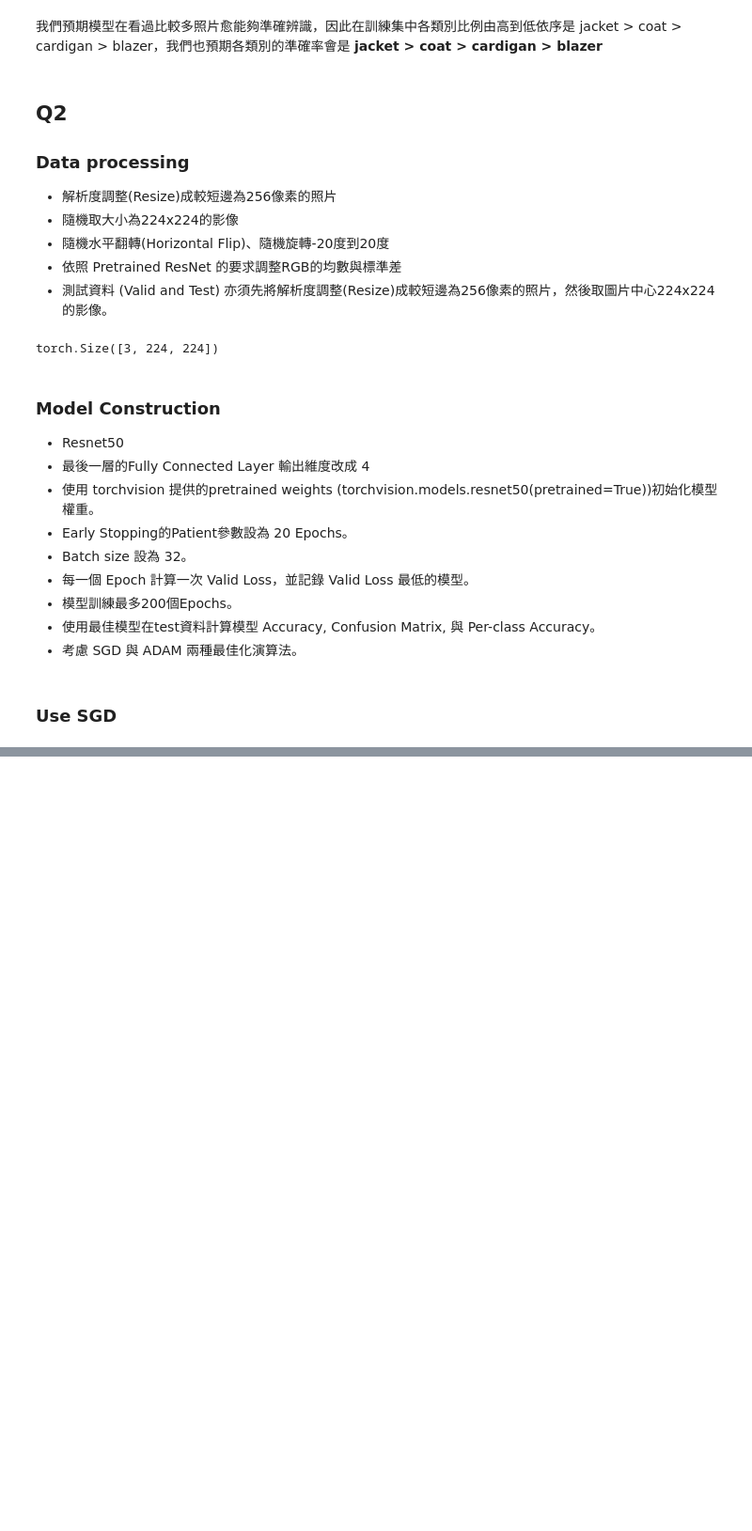
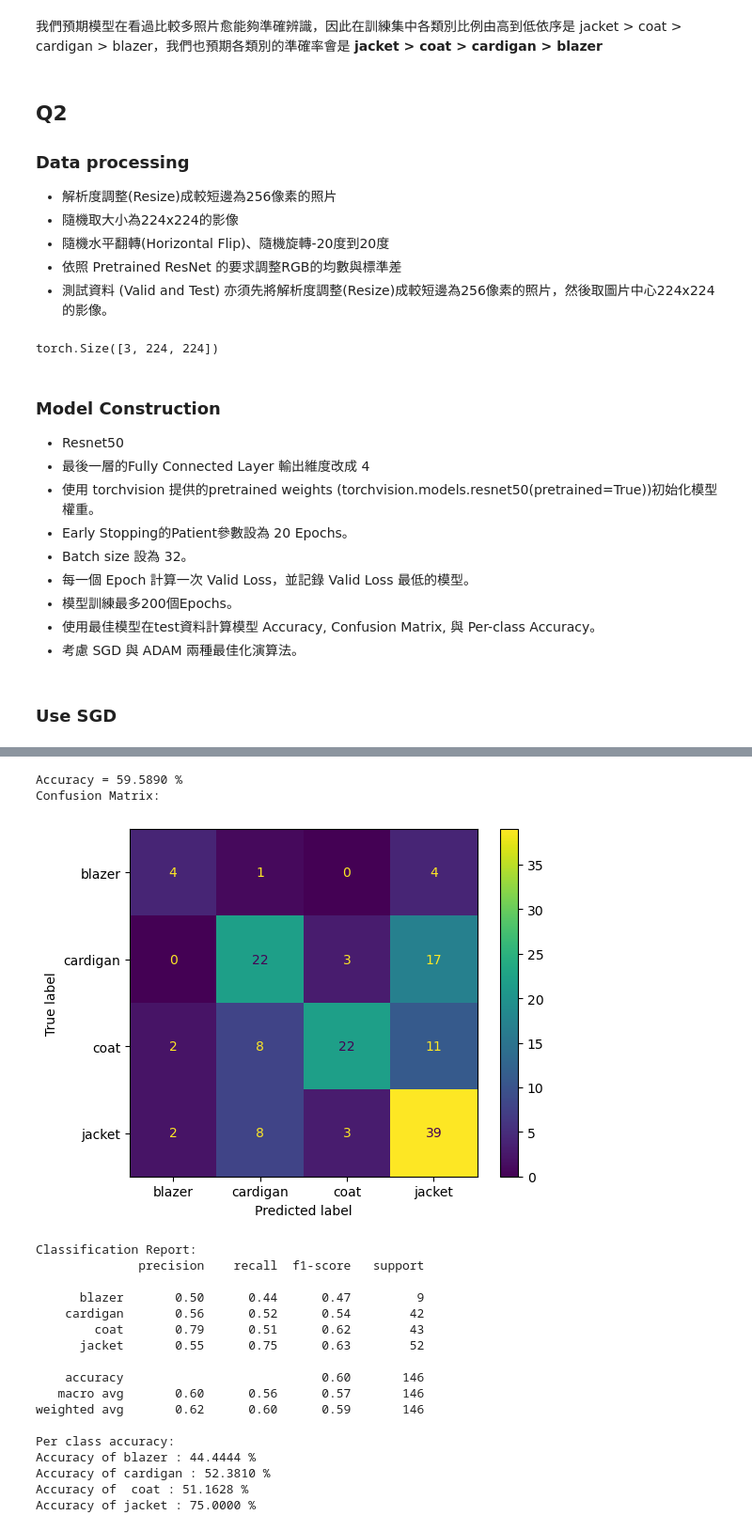
Before and after one commit to gary1030/IM5056-Statistical-and-Deep-Learning, a Jupyter notebook: HW5/b08705012_hw5.ipynb, the cells around one changed output, grey strips where cells are left out. Shown at 94% size. Saved outputs shown, nothing was run; the diff lists cells and outputs as text; code cells hidden in the pictures; blank space fills up the shorter version.

```diff
--- a/HW5/b08705012_hw5.ipynb
+++ b/HW5/b08705012_hw5.ipynb
@@ -278,0 +509,31 @@ for lr in learning_rates:
+# %%
+# load the best model
+model = models.resnet50(pretrained=True)
+model.fc = torch.nn.Linear(2048, 4)
+
+model.load_state_dict(torch.load('./model/q3_adam_0.0001_0.001.ckpt'))
+model.to(device)
+
+# use best model to test
+test(model, dataloader_test)
+# %% [output]
+Accuracy = 59.5890 %
+Confusion Matrix:
+[figure, added]
+Classification Report:
+              precision    recall  f1-score   support
+
+      blazer       0.50      0.44      0.47         9
+    cardigan       0.56      0.52      0.54        42
+        coat       0.79      0.51      0.62        43
+      jacket       0.55      0.75      0.63        52
+
+    accuracy                           0.60       146
+   macro avg       0.60      0.56      0.57       146
+weighted avg       0.62      0.60      0.59       146
+
+Per class accuracy:
+Accuracy of blazer : 44.4444 %
+Accuracy of cardigan : 52.3810 %
+Accuracy of  coat : 51.1628 %
+Accuracy of jacket : 75.0000 %
```
Also changed, not shown: parts of 32 cells of this notebook, 2 other files.
